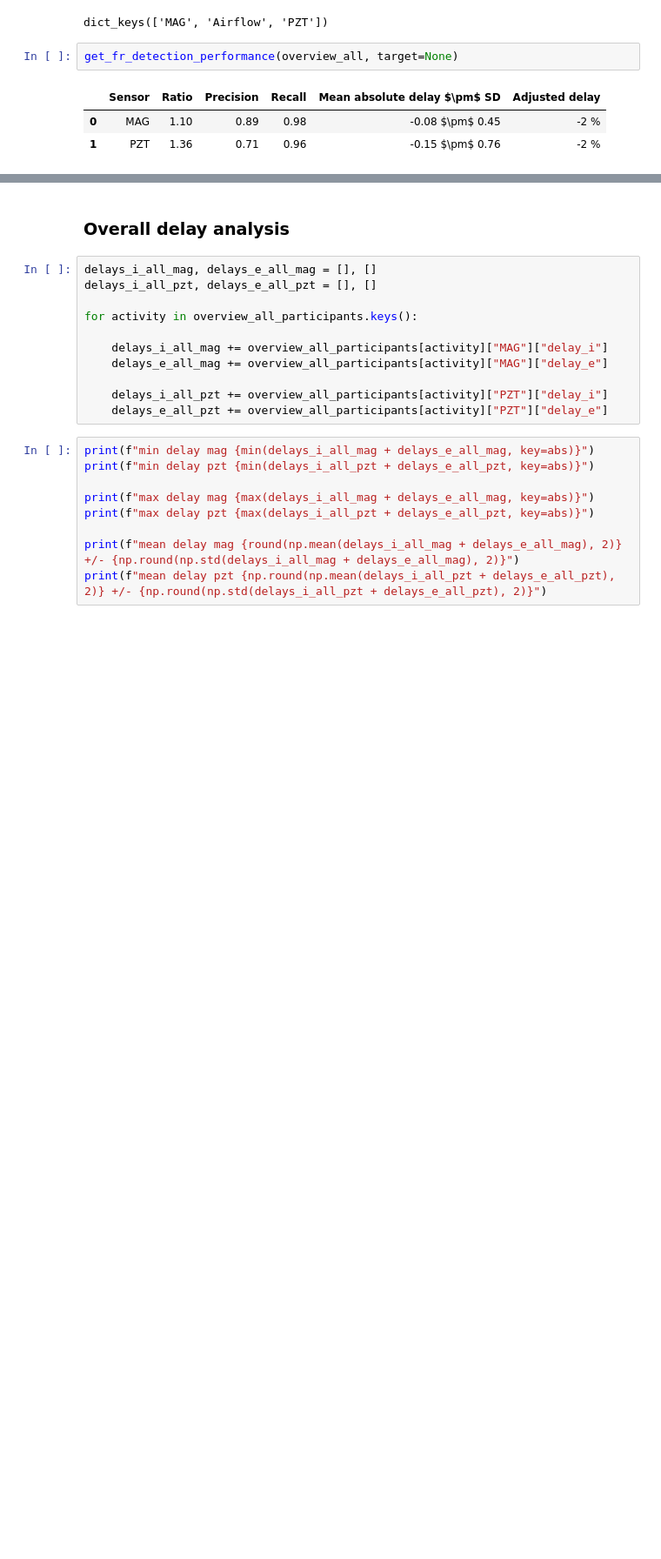
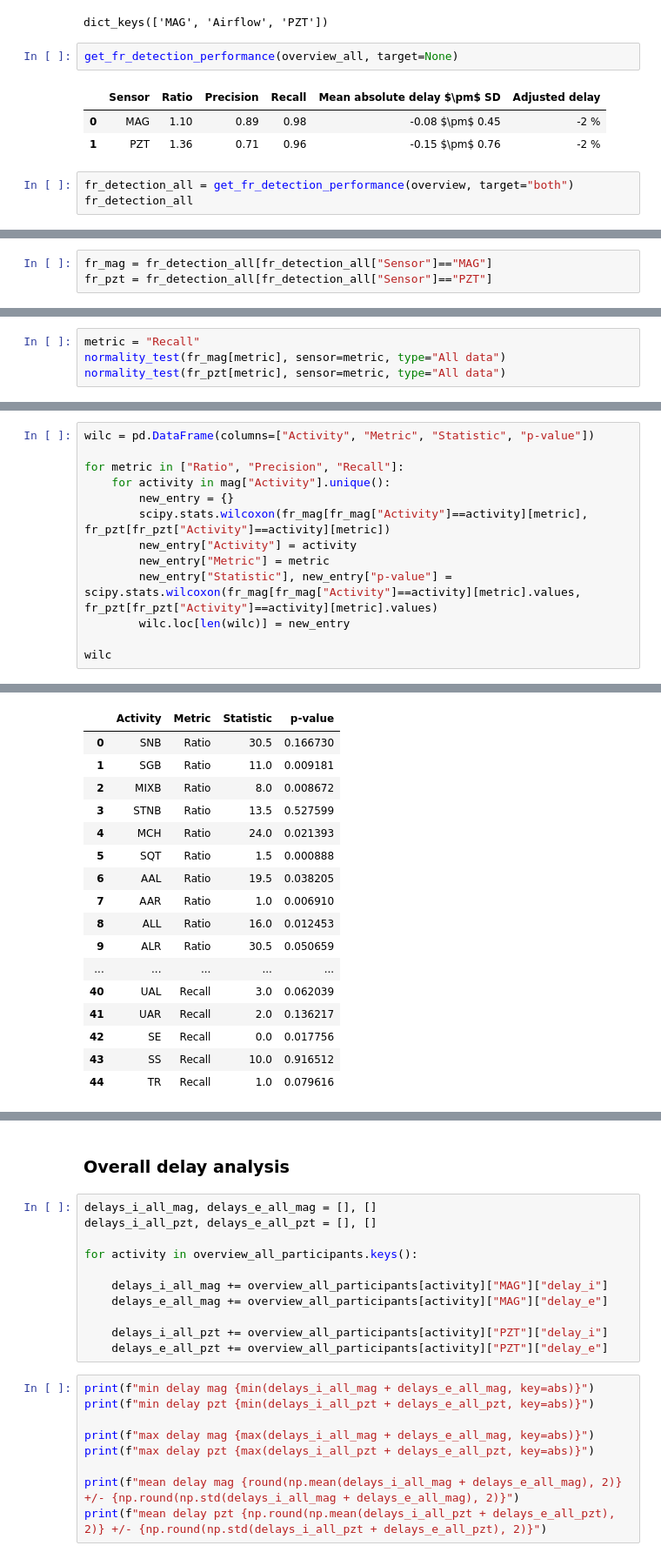
Before and after one commit to anascacais/analysis-RESP-data, a Jupyter notebook: fr_analysis.ipynb, the cells around one changed output, grey strips where cells are left out. Shown at 87% size. Cells and saved outputs as stored; diff of their text form; blank space fills up the shorter version.

Commit message:
wilcoxon between MAG and PZT FR performance

```diff
--- a/fr_analysis.ipynb
+++ b/fr_analysis.ipynb
@@ -139,3 +140,6 @@ get_fr_detection_performance(overview_all, target=None)
 |  | Sensor | Ratio | Precision | Recall | Mean absolute delay $\pm$ SD | Adjusted delay |
 | 0 | MAG | 1.10 | 0.89 | 0.98 | -0.08 $\pm$ 0.45 | -2 % |
 | 1 | PZT | 1.36 | 0.71 | 0.96 | -0.15 $\pm$ 0.76 | -2 % |
+# %%
+fr_detection_all = get_fr_detection_performance(overview, target="both")
+fr_detection_all
@@ -141,0 +160,3 @@ get_fr_detection_performance(overview_all, target=None)
+# %%
+fr_mag = fr_detection_all[fr_detection_all["Sensor"]=="MAG"]
+fr_pzt = fr_detection_all[fr_detection_all["Sensor"]=="PZT"]
@@ -141,0 +171,4 @@ get_fr_detection_performance(overview_all, target=None)
+# %%
+metric = "Recall"
+normality_test(fr_mag[metric], sensor=metric, type="All data")
+normality_test(fr_pzt[metric], sensor=metric, type="All data")
@@ -141,0 +183,14 @@ get_fr_detection_performance(overview_all, target=None)
+# %%
+wilc = pd.DataFrame(columns=["Activity", "Metric", "Statistic", "p-value"])
+
+for metric in ["Ratio", "Precision", "Recall"]:
+    for activity in mag["Activity"].unique():
+        new_entry = {}
+        scipy.stats.wilcoxon(fr_mag[fr_mag["Activity"]==activity][metric], fr_pzt[fr_pzt["Activity"]==activity][metric])
+        new_entry["Activity"] = activity
+        new_entry["Metric"] = metric
+        new_entry["Statistic"], new_entry["p-value"] = scipy.stats.wilcoxon(fr_mag[fr_mag["Activity"]==activity][metric].values, fr_pzt[fr_pzt["Activity"]==activity][metric].values)
+        wilc.loc[len(wilc)] = new_entry
+
+wilc
+# %% [output]
@@ -141,0 +214,17 @@ get_fr_detection_performance(overview_all, target=None)
+|  | Activity | Metric | Statistic | p-value |
+| 0 | SNB | Ratio | 30.5 | 0.166730 |
+| 1 | SGB | Ratio | 11.0 | 0.009181 |
+| 2 | MIXB | Ratio | 8.0 | 0.008672 |
+| 3 | STNB | Ratio | 13.5 | 0.527599 |
+| 4 | MCH | Ratio | 24.0 | 0.021393 |
+| 5 | SQT | Ratio | 1.5 | 0.000888 |
+| 6 | AAL | Ratio | 19.5 | 0.038205 |
+| 7 | AAR | Ratio | 1.0 | 0.006910 |
+| 8 | ALL | Ratio | 16.0 | 0.012453 |
+| 9 | ALR | Ratio | 30.5 | 0.050659 |
+| ... | ... | ... | ... | ... |
+| 40 | UAL | Recall | 3.0 | 0.062039 |
+| 41 | UAR | Recall | 2.0 | 0.136217 |
+| 42 | SE | Recall | 0.0 | 0.017756 |
+| 43 | SS | Recall | 10.0 | 0.916512 |
+| 44 | TR | Recall | 1.0 | 0.079616 |
```
Also changed, not shown: parts of 8 cells of this notebook, 6 other files.
